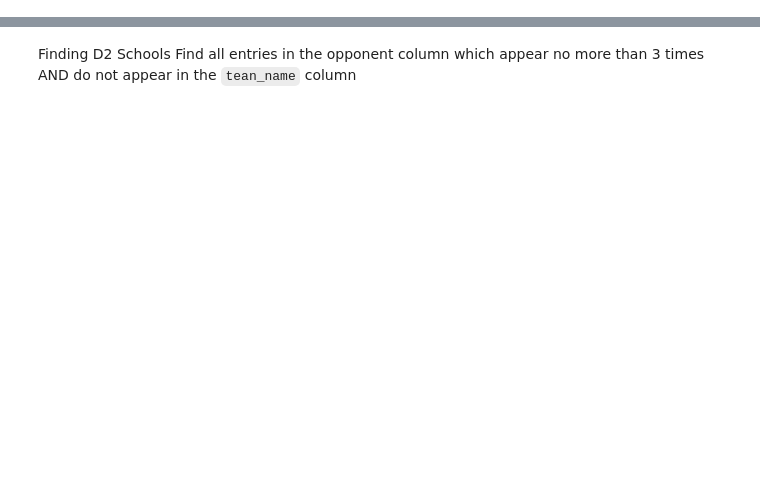
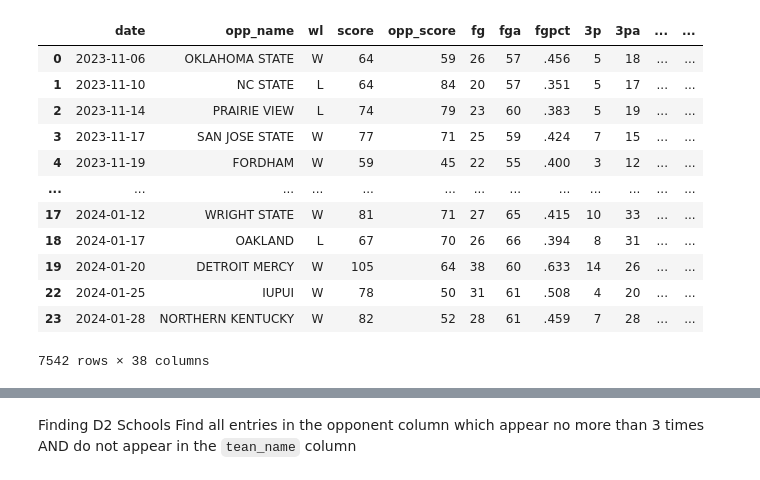
Before and after one commit to fmathews11/Adjusting_Basketball_Stats, a Jupyter notebook: Exploring_Differing_Team_Names.ipynb, the cells around one changed output, grey strips where cells are left out. Cells and saved outputs as stored; diff of their text form; code cells hidden in the pictures; blank space fills up the shorter version.

```diff
--- a/Exploring_Differing_Team_Names.ipynb
+++ b/Exploring_Differing_Team_Names.ipynb
@@ -1,6 +1,20 @@
 # %%
 import pandas as pd
 from modules import constants
 df = pd.read_parquet('parquet_files/box_scores_sports_reference_2024.gzip')
-df.to_parquet('parquet_files/TEST_PARQUET.gzip',compression='gzip',index=False)
+df
+# %% [output]
+|  | date | opp_name | wl | score | opp_score | fg | fga | fgpct | 3p | 3pa | ... | ... |
+| 0 | 2023-11-06 | OKLAHOMA STATE | W | 64 | 59 | 26 | 57 | .456 | 5 | 18 | ... | ... |
+| 1 | 2023-11-10 | NC STATE | L | 64 | 84 | 20 | 57 | .351 | 5 | 17 | ... | ... |
+| 2 | 2023-11-14 | PRAIRIE VIEW | L | 74 | 79 | 23 | 60 | .383 | 5 | 19 | ... | ... |
+| 3 | 2023-11-17 | SAN JOSE STATE | W | 77 | 71 | 25 | 59 | .424 | 7 | 15 | ... | ... |
+| 4 | 2023-11-19 | FORDHAM | W | 59 | 45 | 22 | 55 | .400 | 3 | 12 | ... | ... |
+| ... | ... | ... | ... | ... | ... | ... | ... | ... | ... | ... | ... | ... |
+| 17 | 2024-01-12 | WRIGHT STATE | W | 81 | 71 | 27 | 65 | .415 | 10 | 33 | ... | ... |
+| 18 | 2024-01-17 | OAKLAND | L | 67 | 70 | 26 | 66 | .394 | 8 | 31 | ... | ... |
+| 19 | 2024-01-20 | DETROIT MERCY | W | 105 | 64 | 38 | 60 | .633 | 14 | 26 | ... | ... |
+| 22 | 2024-01-25 | IUPUI | W | 78 | 50 | 31 | 61 | .508 | 4 | 20 | ... | ... |
+| 23 | 2024-01-28 | NORTHERN KENTUCKY | W | 82 | 52 | 28 | 61 | .459 | 7 | 28 | ... | ... |
+7542 rows × 38 columns
 # %%
```
Also changed, not shown: parts of 9 cells of this notebook.
